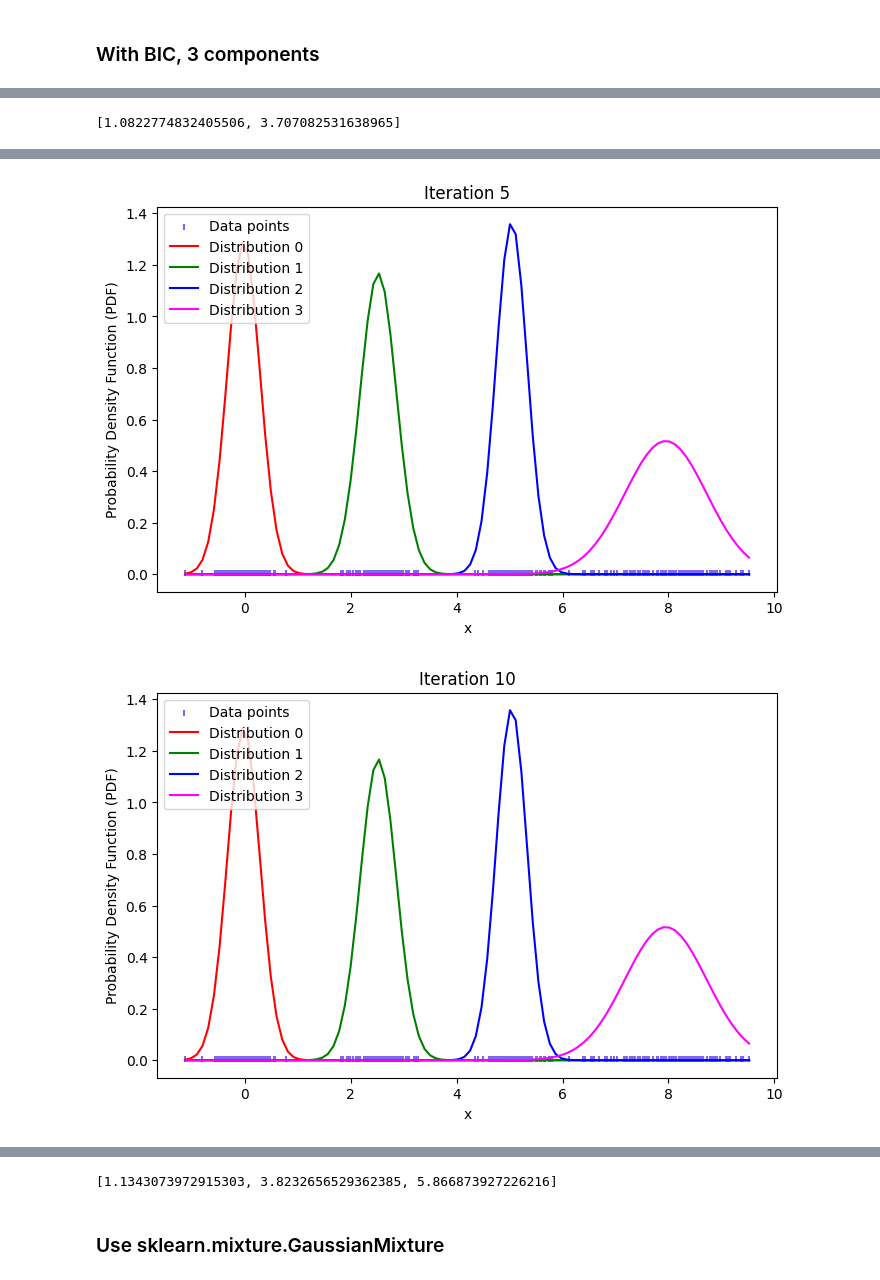
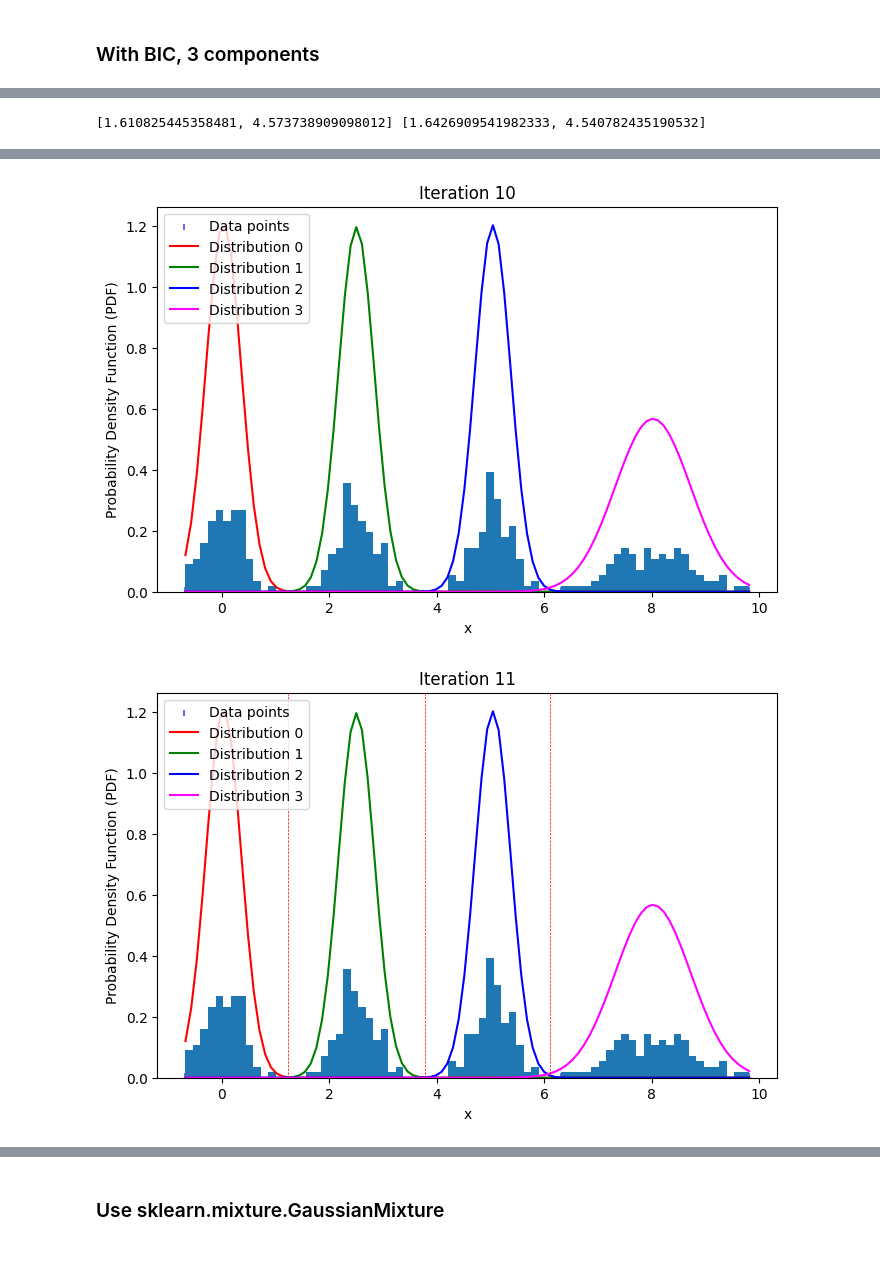
Before and after one commit to devitahalim/scie30001-project, a Jupyter notebook: notebooks/testGMM.ipynb, the cells around one changed output, grey strips where cells are left out. Drawn from its saved outputs; the diff is of its cells as text; code cells hidden in the pictures.

```diff
--- a/notebooks/testGMM.ipynb
+++ b/notebooks/testGMM.ipynb
@@ -34,7 +62,7 @@ len(em)
 # %%
-print(t)
+print(t,t2)
 # %% [output]
-[1.0822774832405506, 3.707082531638965]
+[1.610825445358481, 4.573738909098012] [1.6426909541982333, 4.540782435190532]
 # %%
 D1=np.random.normal(5,np.sqrt(0.1),100)
 D2=np.random.normal(2.5,np.sqrt(0.1),100)
@@ -42,8 +70,7 @@ D3=np.random.normal(0,np.sqrt(0.1),100)
 D4=np.random.normal(8, np.sqrt(0.5),100)
 D=np.array(list(D1)+list(D2)+list(D3)+list(D4))
 
-em=EMGMM(D,[])
-t=gauss.findThreshold(D,gauss.BIC_gmm(D),em)
-gauss.PlotGMM(D,em,5,t)
-print(t)
+em=gauss.GaussianEM(D,4,[])
+t=gauss.findThreshold(D,4,em)
+gauss.PlotGMM(D,em,10,t,[])
 # %% [output]
@@ -51,2 +78,2 @@ print(t)
-[figure, old version]
+[figure, new version]
-[figure, old version]
+[figure, new version]
@@ -54,4 +80,3 @@ print(t)
-[1.1343073972915303, 3.8232656529362385, 5.866873927226216]
 # %% [markdown]
 ### Use sklearn.mixture.GaussianMixture
 # %%
```
Also changed, not shown: parts of 19 cells of this notebook, 2 other files.
